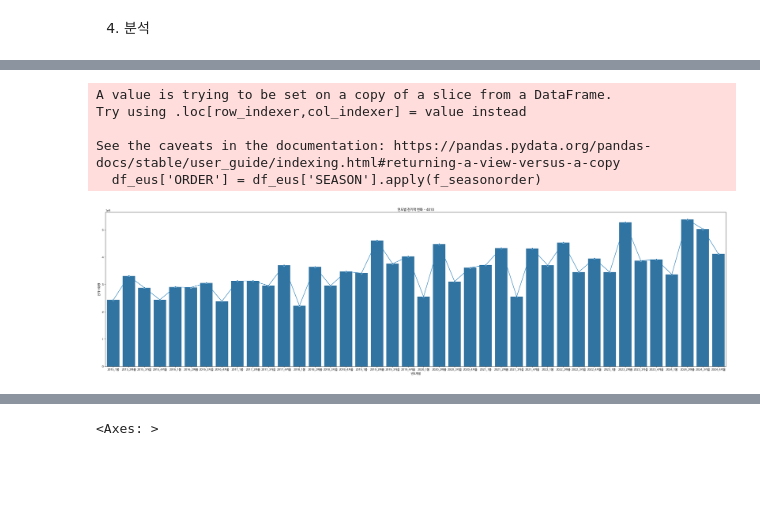
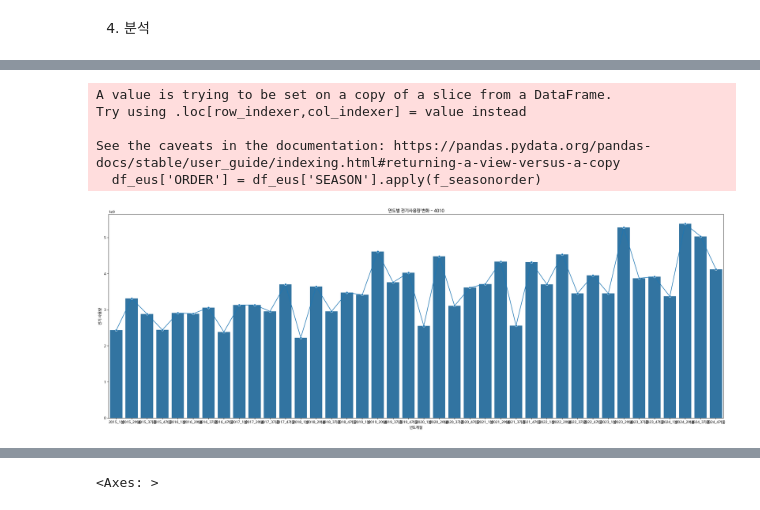
Before and after one commit to shyoonCS/DataAnalysis, a Jupyter notebook: Report202502.ipynb, the cells around one changed output, grey strips where cells are left out. Cells and saved outputs as stored; diff of their text form; code cells hidden in the pictures; blank space fills up the shorter version.

```diff
--- a/Report202502.ipynb
+++ b/Report202502.ipynb
@@ -218,35 +219,35 @@ df_eus = df[['YEAR','MON','SEASON','EUS']]
 def f_seasonorder(SEASON) :
   if SEASON == '봄':
     return 1
   elif SEASON == '여름':
     return 2
   elif SEASON == '가을' :
     return 3
   elif SEASON == '겨울' :
     return 4
   else :
     return 'N/A'
 
 df_eus['ORDER'] = df_eus['SEASON'].apply(f_seasonorder)
 df_eus = df_eus.sort_values(by=['YEAR','ORDER', 'MON'], ascending=True)
 df_eus['YSEASON'] = df_eus['YEAR'].astype(str) +'_'+  df_eus['ORDER'].astype(str) +df_eus['SEASON']
 df_eus
 df_eus_sum = df_eus.groupby('YSEASON')[['EUS']].sum()
 
-plt.figure(figsize=(40, 10))
+plt.figure(figsize=(30, 10))
 sns.lineplot(data=df_eus_sum, x='YSEASON', y='EUS', marker='o')
 sns.barplot(data=df_eus_sum, x='YSEASON', y='EUS')
 plt.title("연도별 전기사용량 변화 - 4010")
 plt.xlabel("년도계절")
 plt.ylabel("전기 사용량")
 plt.show()
 # %% [output]
 A value is trying to be set on a copy of a slice from a DataFrame.
 Try using .loc[row_indexer,col_indexer] = value instead
 
 See the caveats in the documentation: https://pandas.pydata.org/pandas-docs/stable/user_guide/indexing.html#returning-a-view-versus-a-copy
   df_eus['ORDER'] = df_eus['SEASON'].apply(f_seasonorder)
-[figure, old version]
+[figure, new version]
 # %%
 #계절별 전기사용량 분석
 '''
```
Also changed, not shown: parts of 8 cells of this notebook.
